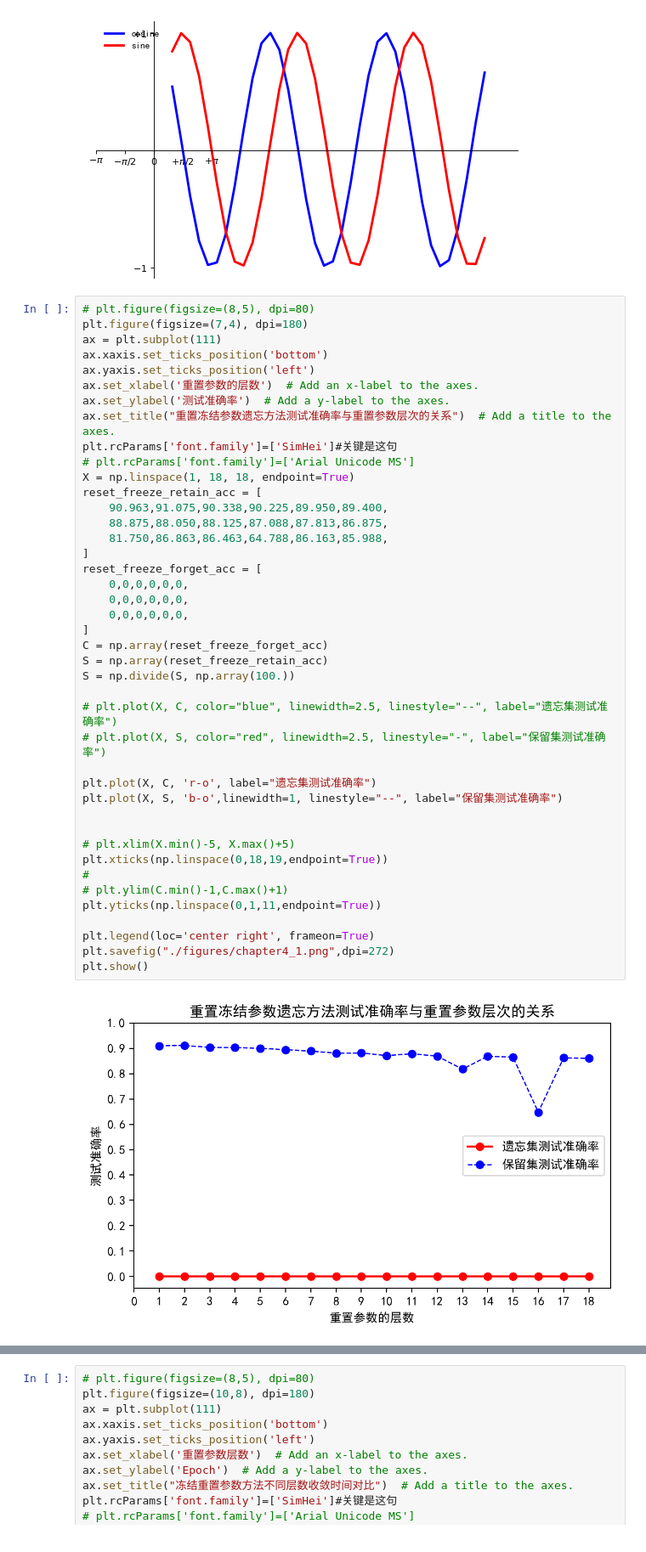
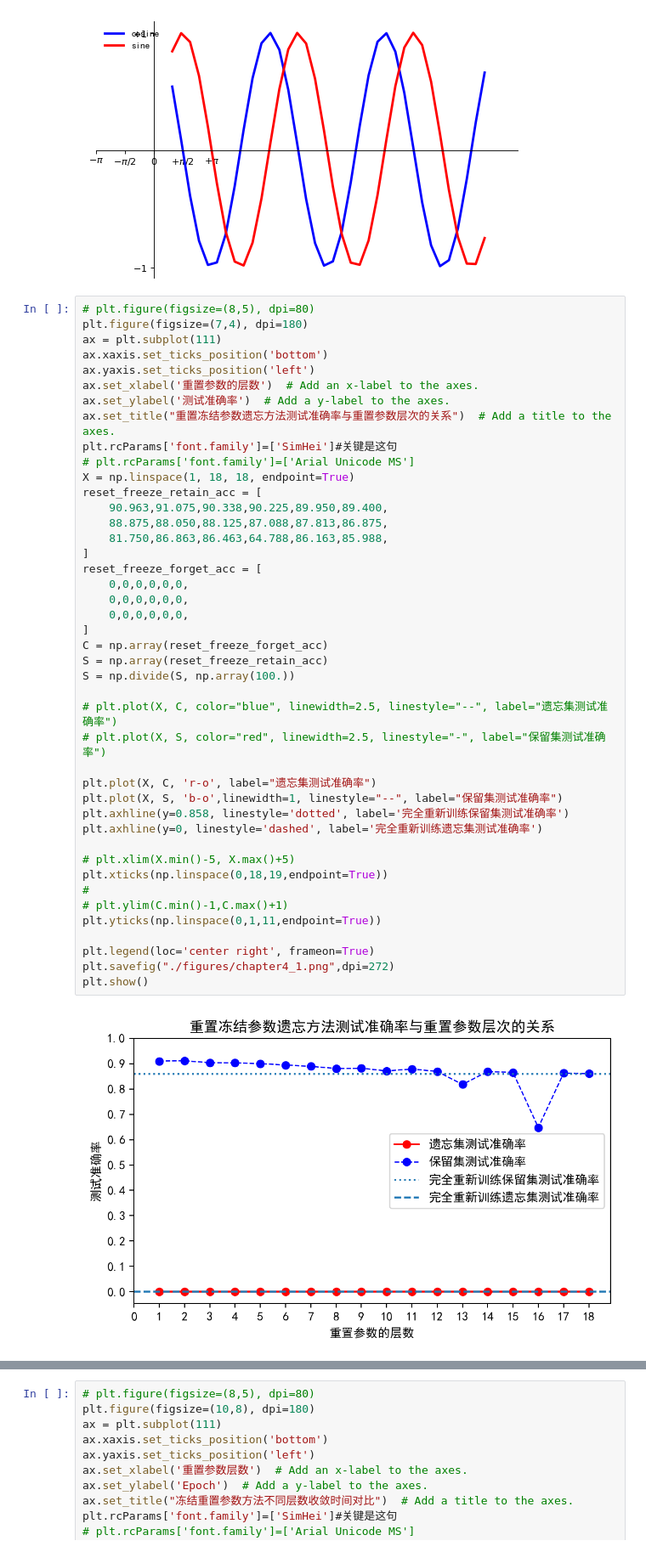
Before and after one commit to pan402945786/graduate_expriment, a Jupyter notebook: resnet18_cifar10/plot_pic.ipynb, the cells around one changed output, grey strips where cells are left out. Shown at 85% size. Saved outputs shown, nothing was run; the diff lists cells and outputs as text.

```diff
--- a/resnet18_cifar10/plot_pic.ipynb
+++ b/resnet18_cifar10/plot_pic.ipynb
@@ -257,35 +257,36 @@ X = np.linspace(1, 18, 18, endpoint=True)
 reset_freeze_retain_acc = [
     90.963,91.075,90.338,90.225,89.950,89.400,
     88.875,88.050,88.125,87.088,87.813,86.875,
     81.750,86.863,86.463,64.788,86.163,85.988,
 ]
 reset_freeze_forget_acc = [
     0,0,0,0,0,0,
     0,0,0,0,0,0,
     0,0,0,0,0,0,
 ]
 C = np.array(reset_freeze_forget_acc)
 S = np.array(reset_freeze_retain_acc)
 S = np.divide(S, np.array(100.))
 
 # plt.plot(X, C, color="blue", linewidth=2.5, linestyle="--", label="遗忘集测试准确率")
 # plt.plot(X, S, color="red", linewidth=2.5, linestyle="-", label="保留集测试准确率")
 
 plt.plot(X, C, 'r-o', label="遗忘集测试准确率")
 plt.plot(X, S, 'b-o',linewidth=1, linestyle="--", label="保留集测试准确率")
-
+plt.axhline(y=0.858, linestyle='dotted', label='完全重新训练保留集测试准确率')
+plt.axhline(y=0, linestyle='dashed', label='完全重新训练遗忘集测试准确率')
 
 # plt.xlim(X.min()-5, X.max()+5)
 plt.xticks(np.linspace(0,18,19,endpoint=True))
 #
 # plt.ylim(C.min()-1,C.max()+1)
 plt.yticks(np.linspace(0,1,11,endpoint=True))
 
 plt.legend(loc='center right', frameon=True)
 plt.savefig("./figures/chapter4_1.png",dpi=272)
 plt.show()
 # %% [output]
-[figure, old version]
+[figure, new version]
 # %%
 # plt.figure(figsize=(8,5), dpi=80)
 plt.figure(figsize=(7,4), dpi=180)
```
Also changed, not shown: parts of 7 cells of this notebook, 8 other files.
